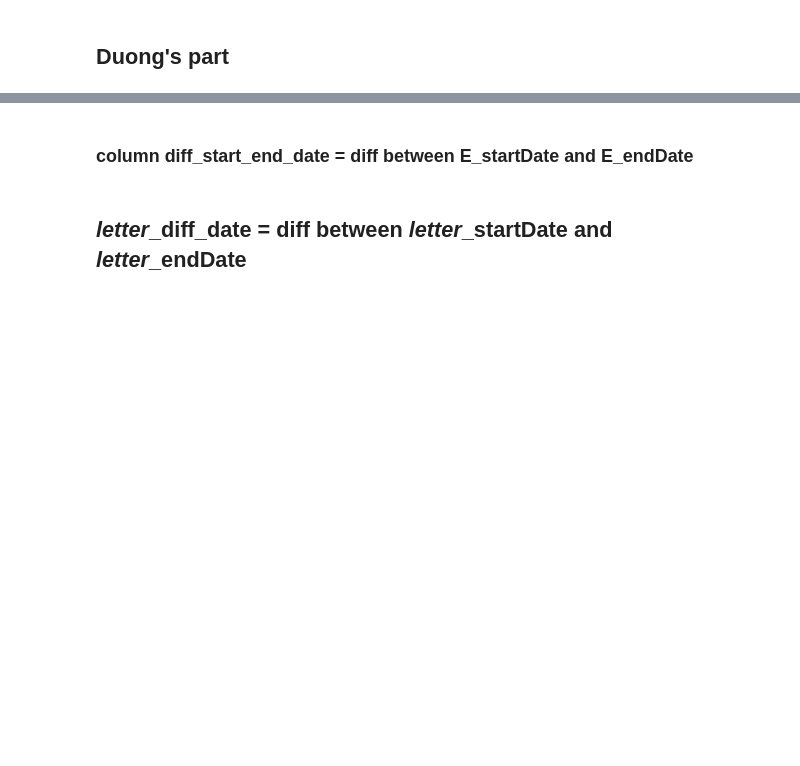
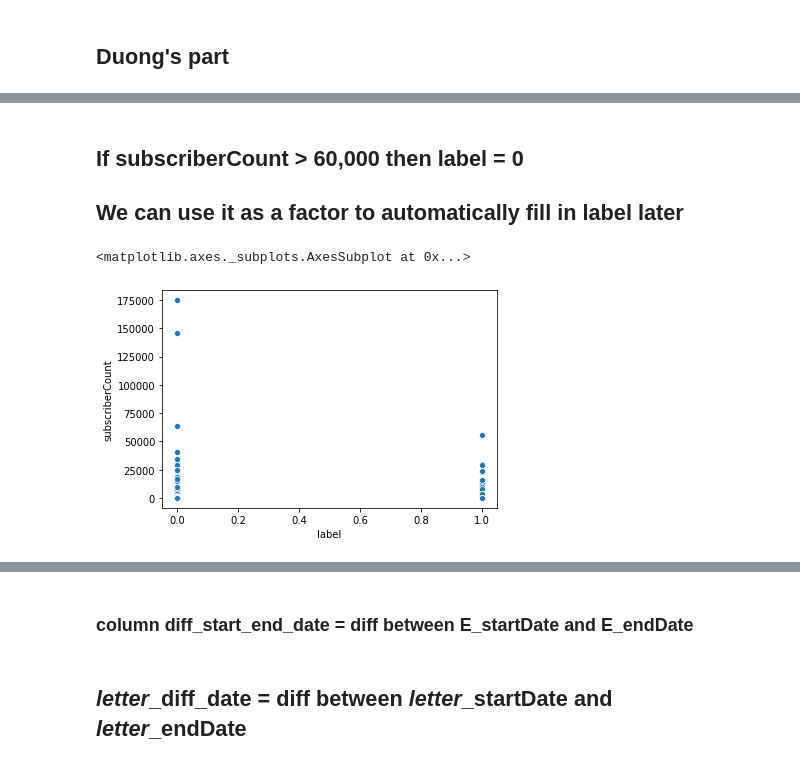
Before and after one commit to VincentChungHeiPoon/CreditScoreChallenge, a Jupyter notebook: Duong.ipynb, the cells around one changed output, grey strips where cells are left out. Cells and saved outputs as stored; diff of their text form; code cells hidden in the pictures; blank space fills up the shorter version.

```diff
--- a/Duong.ipynb
+++ b/Duong.ipynb
@@ -134,0 +210,10 @@ for i, col in enumerate(data_Duong.columns):
+# %%
+random.seed(1976)
+
+info_social_sex_random = random.choice(info_social_sex_pct_original.index,\
+                                       size= len(data_Duong),\
+                                       p= info_social_sex_pct_original.values)
+#data_Duong = train_set[cols_Duong].copy()
+data_Duong['info_social_sex'] = np.where(data_Duong['info_social_sex'].isnull(),\
+            info_social_sex_random,\
+            data_Duong['info_social_sex'])
@@ -134,0 +248,8 @@ for i, col in enumerate(data_Duong.columns):
+# %% [markdown]
+## If subscriberCount > 60,000 then label = 0
+## We can use it as a factor to automatically fill in label later
+# %%
+sns.scatterplot(data_Duong.label, data_Duong.subscriberCount)
+# %% [output]
+<matplotlib.axes._subplots.AxesSubplot at 0x...>
+[figure, added]
```
Also changed, not shown: parts of 50 cells of this notebook, 6 other files.
